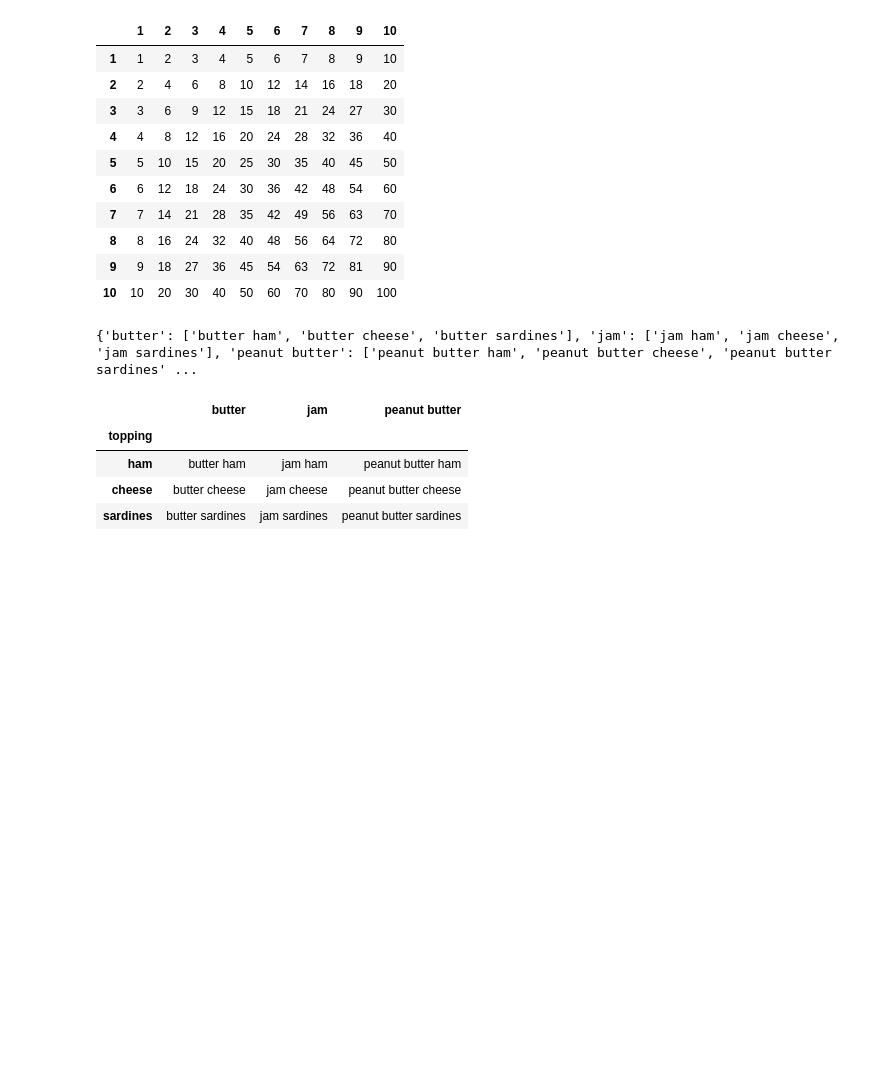
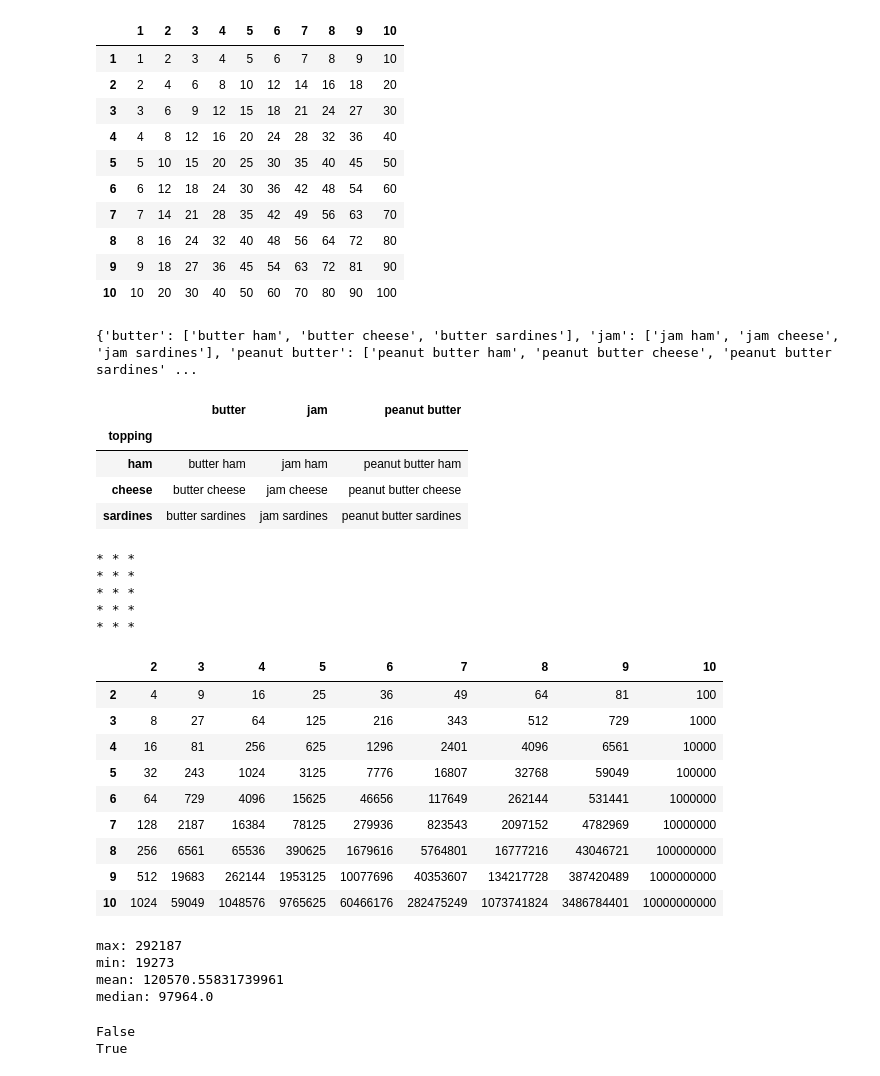
Before and after one commit to data-to-insight/ERN-sessions, a Jupyter notebook: Mike_C/module_2.ipynb, the cells around one changed output. Saved outputs shown, nothing was run; the diff lists cells and outputs as text; code cells hidden in the pictures; blank space fills up the shorter version.

Commit message:
Session 27/11/2023

```diff
--- a/Mike_C/module_2.ipynb
+++ b/Mike_C/module_2.ipynb
@@ -389,3 +389,68 @@ combinations_df
 | ham | butter ham | jam ham | peanut butter ham |
 | cheese | butter cheese | jam cheese | peanut butter cheese |
 | sardines | butter sardines | jam sardines | peanut butter sardines |
+# %%
+for i in range(1,6):
+    for j in range(1, 4):
+        print('*', end=' ')
+    print(' ')
+# %% [output]
+* * *
+* * *
+* * *
+* * *
+* * *
+# %%
+import pandas as pd
+final = []
+answers = {}
+for i in list(range(2,11)):
+    for j in list(range(2,11)):
+        final.append(i**j)
+    answers[i] = final
+    final = []
+
+combinations_df = pd.DataFrame(answers)
+combinations_df.index += 2
+combinations_df
+# %% [output]
+|  | 2 | 3 | 4 | 5 | 6 | 7 | 8 | 9 | 10 |
+| 2 | 4 | 9 | 16 | 25 | 36 | 49 | 64 | 81 | 100 |
+| 3 | 8 | 27 | 64 | 125 | 216 | 343 | 512 | 729 | 1000 |
+| 4 | 16 | 81 | 256 | 625 | 1296 | 2401 | 4096 | 6561 | 10000 |
+| 5 | 32 | 243 | 1024 | 3125 | 7776 | 16807 | 32768 | 59049 | 100000 |
+| 6 | 64 | 729 | 4096 | 15625 | 46656 | 117649 | 262144 | 531441 | 1000000 |
+| 7 | 128 | 2187 | 16384 | 78125 | 279936 | 823543 | 2097152 | 4782969 | 10000000 |
+| 8 | 256 | 6561 | 65536 | 390625 | 1679616 | 5764801 | 16777216 | 43046721 | 100000000 |
+| 9 | 512 | 19683 | 262144 | 1953125 | 10077696 | 40353607 | 134217728 | 387420489 | 1000000000 |
+| 10 | 1024 | 59049 | 1048576 | 9765625 | 60466176 | 282475249 | 1073741824 | 3486784401 | 10000000000 |
+# %%
+import pandas as pd
+import statistics as stat
+#import os module to read in files from local directory
+house_prices = []
+df = pd.read_csv('/workspaces/ERN-sessions/data/1980 2023 average house prices.csv')
+df['Period'] = pd.to_datetime(df['Period'], format='%Y-%m', dayfirst=True)
+max = df['Average price All property types'].max()
+min = df['Average price All property types'].min()
+mean = df['Average price All property types'].mean()
+median = df['Average price All property types'].median()
+# house_prices.append(max_house_price)
+# house_prices.append(min_house_price)
+# house_prices.append(mean_house_price)
+# house_prices.append(median_house_price)
+house_info_list = [max, min, mean, median]
+house_str = ['max', 'min', 'mean', 'median']
+for i in range(0,4):
+    print(f'{house_str[i]}: {house_info_list[i]}')
+# %% [output]
+max: 292187
+min: 19273
+mean: 120570.55831739961
+median: 97964.0
+# %%
+print((2 > 3) & (4 == 4)) # AND statement
+print((2 > 3) | (4 == 4)) # OR statement
+# %% [output]
+False
+True
```
Also changed, not shown: parts of 8 cells of this notebook, 1 other file.
